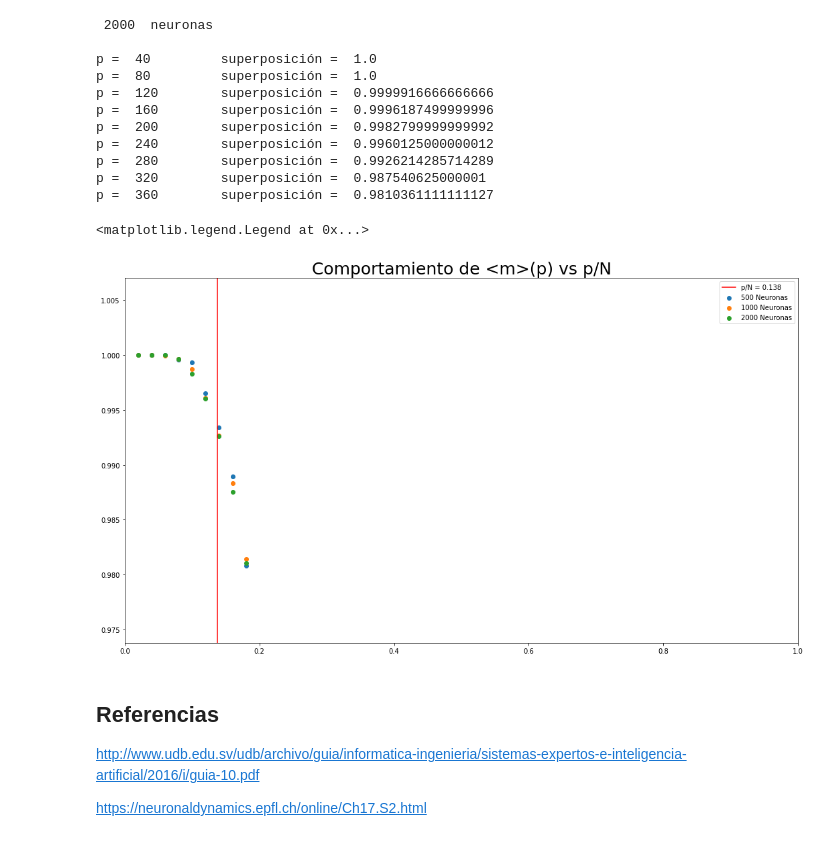
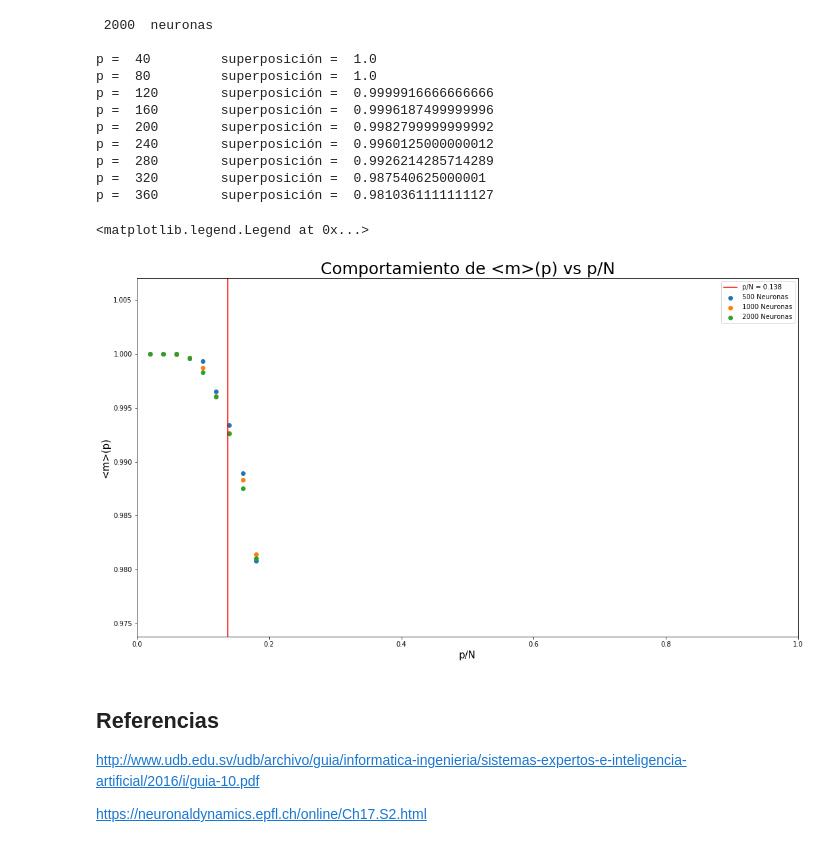
Before and after one commit to sofisappia/Curso-Redes-Neuronales, a Jupyter notebook: TP03.ipynb, the cells around one changed output. Saved outputs shown, nothing was run; the diff lists cells and outputs as text; code cells hidden in the pictures.

```diff
--- a/TP03.ipynb
+++ b/TP03.ipynb
@@ -140,16 +140,18 @@ p =  360        superposición =  0.9810361111111127
 # %%
 import matplotlib.pyplot as plt
 plt.figure(figsize=(18,10))
 plt.scatter(p_values[0], mp_values[0], label="500 Neuronas")
 plt.scatter(p_values[1], mp_values[1], label="1000 Neuronas")
 plt.scatter(p_values[2], mp_values[2], label="2000 Neuronas")
 plt.title("Comportamiento de <m>(p) vs p/N", fontsize=25)
 plt.axvline(0.138, color='r', label = "p/N = 0.138")
+plt.xlabel("p/N", fontsize=15)
+plt.ylabel("<m>(p)", fontsize=15)
 plt.xlim(0, 1)
 plt.legend()
 # %% [output]
 <matplotlib.legend.Legend at 0x...>
-[figure, old version]
+[figure, new version]
 # %% [markdown]
 ## Referencias
 
```
Also changed, not shown: 1 other file.
